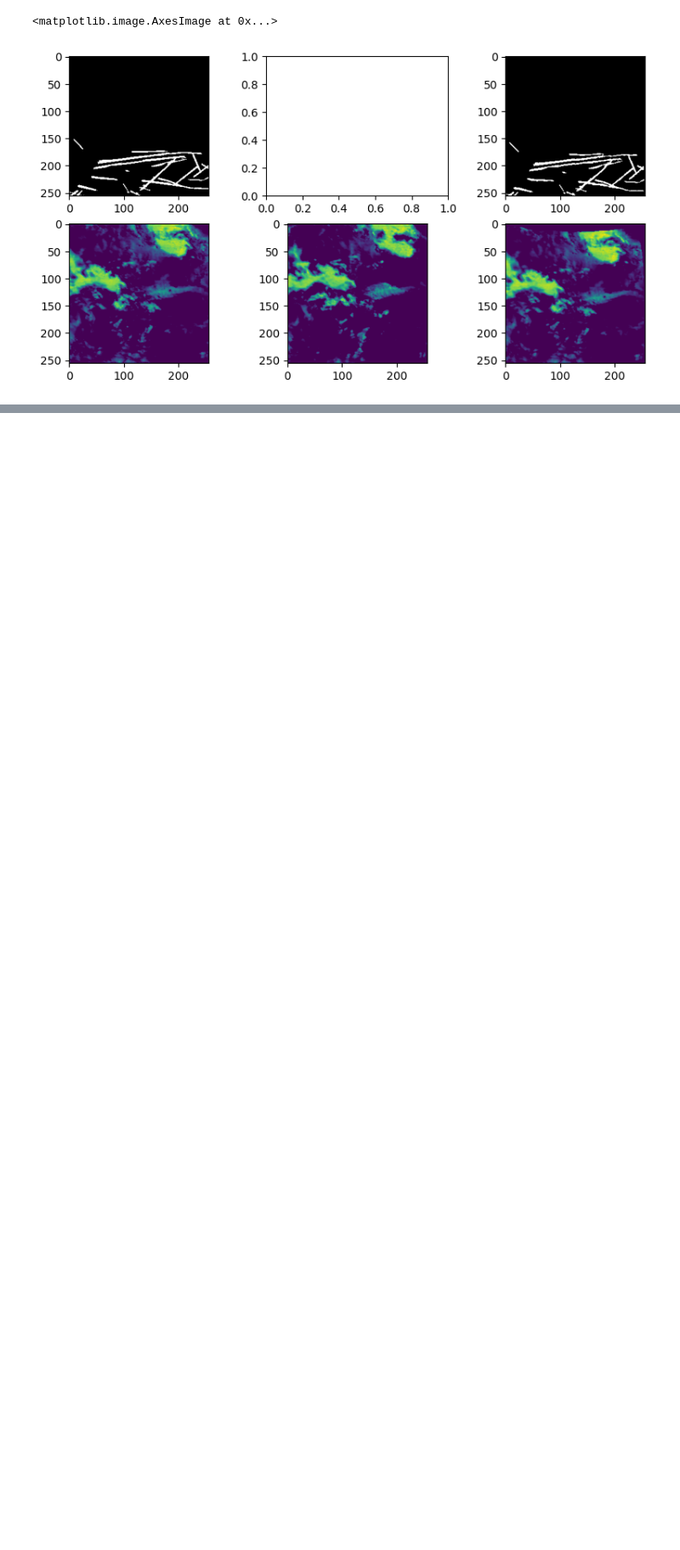
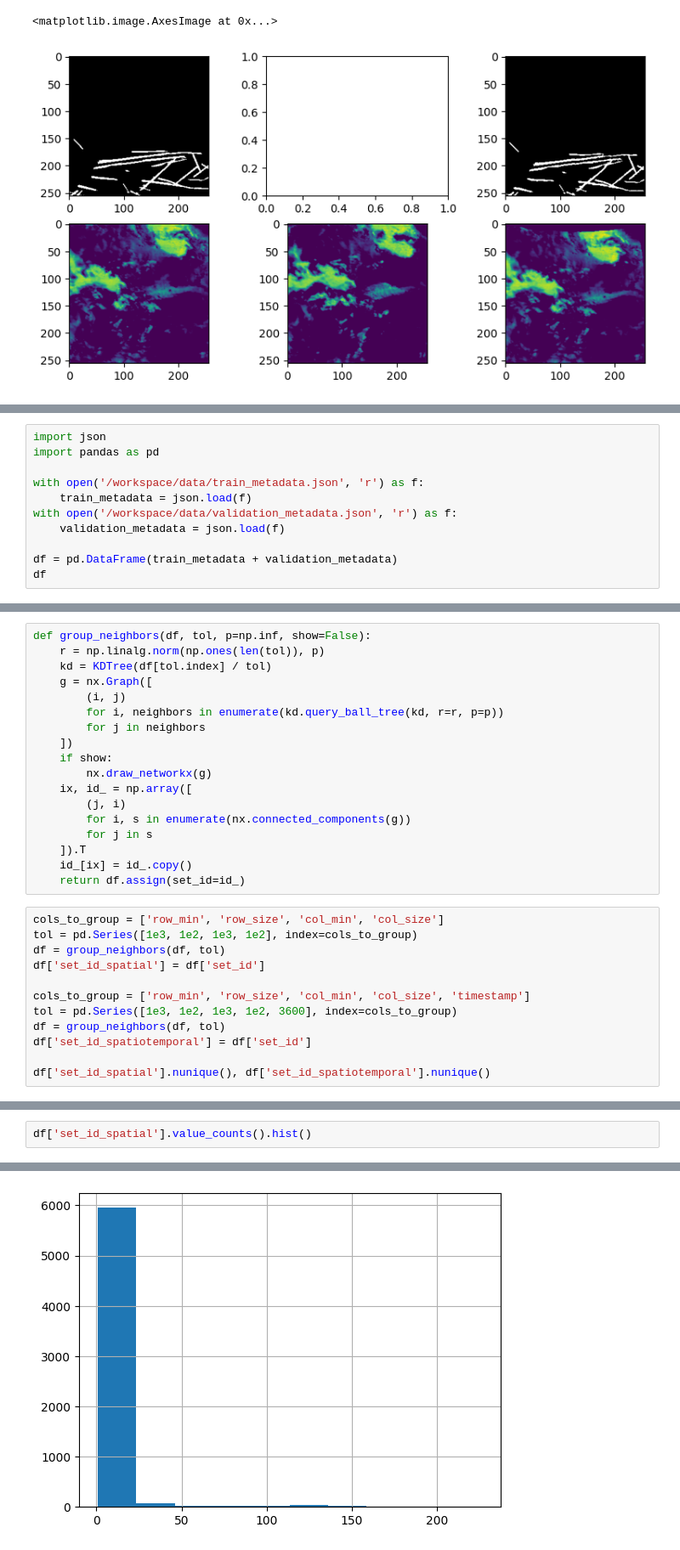
Before and after one commit to mkotyushev/contrails, a Jupyter notebook: src/notebooks/eda.ipynb, the cells around one changed output, grey strips where cells are left out. Shown at 85% size. Drawn from its saved outputs; the diff is of its cells as text; blank space fills up the shorter version.

```diff
--- a/src/notebooks/eda.ipynb
+++ b/src/notebooks/eda.ipynb
@@ -748,0 +956,11 @@ array([[[255, 152, 229],
+# %%
+import json
+import pandas as pd
+
+with open('/workspace/data/train_metadata.json', 'r') as f:
+    train_metadata = json.load(f)
+with open('/workspace/data/validation_metadata.json', 'r') as f:
+    validation_metadata = json.load(f)
+
+df = pd.DataFrame(train_metadata + validation_metadata)
+df
@@ -748,0 +981,30 @@ array([[[255, 152, 229],
+# %%
+def group_neighbors(df, tol, p=np.inf, show=False):
+    r = np.linalg.norm(np.ones(len(tol)), p)
+    kd = KDTree(df[tol.index] / tol)
+    g = nx.Graph([
+        (i, j)
+        for i, neighbors in enumerate(kd.query_ball_tree(kd, r=r, p=p))
+        for j in neighbors
+    ])
+    if show:
+        nx.draw_networkx(g)
+    ix, id_ = np.array([
+        (j, i)
+        for i, s in enumerate(nx.connected_components(g))
+        for j in s
+    ]).T
+    id_[ix] = id_.copy()
+    return df.assign(set_id=id_)
+# %%
+cols_to_group = ['row_min', 'row_size', 'col_min', 'col_size']
+tol = pd.Series([1e3, 1e2, 1e3, 1e2], index=cols_to_group)
+df = group_neighbors(df, tol)
+df['set_id_spatial'] = df['set_id']
+
+cols_to_group = ['row_min', 'row_size', 'col_min', 'col_size', 'timestamp']
+tol = pd.Series([1e3, 1e2, 1e3, 1e2, 3600], index=cols_to_group)
+df = group_neighbors(df, tol)
+df['set_id_spatiotemporal'] = df['set_id']
+
+df['set_id_spatial'].nunique(), df['set_id_spatiotemporal'].nunique()
@@ -748,0 +1013,3 @@ array([[[255, 152, 229],
+# %%
+df['set_id_spatial'].value_counts().hist()
+# %% [output]
@@ -748,0 +1017 @@ array([[[255, 152, 229],
+[figure, added]
```
Also changed, not shown: parts of 37 cells of this notebook.
